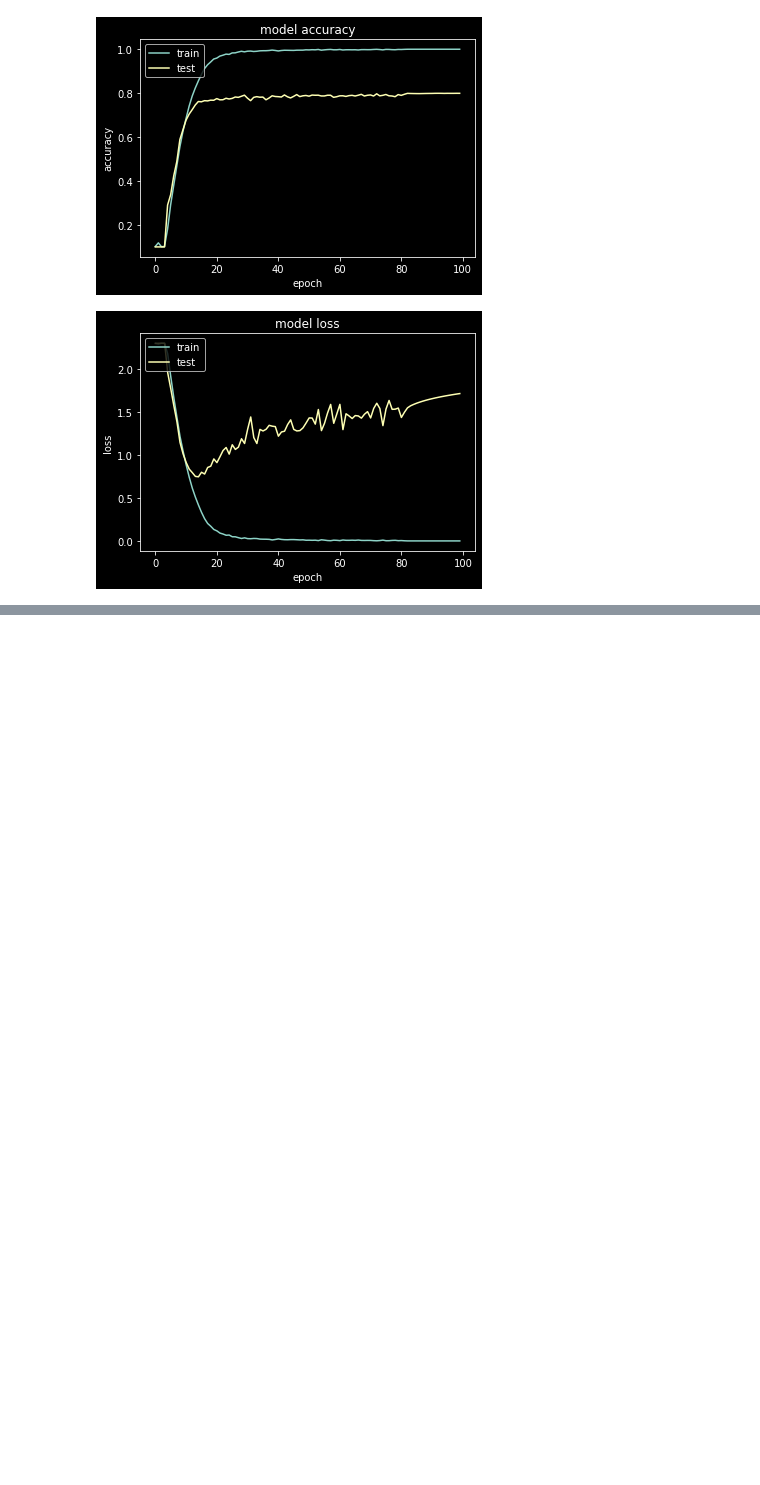
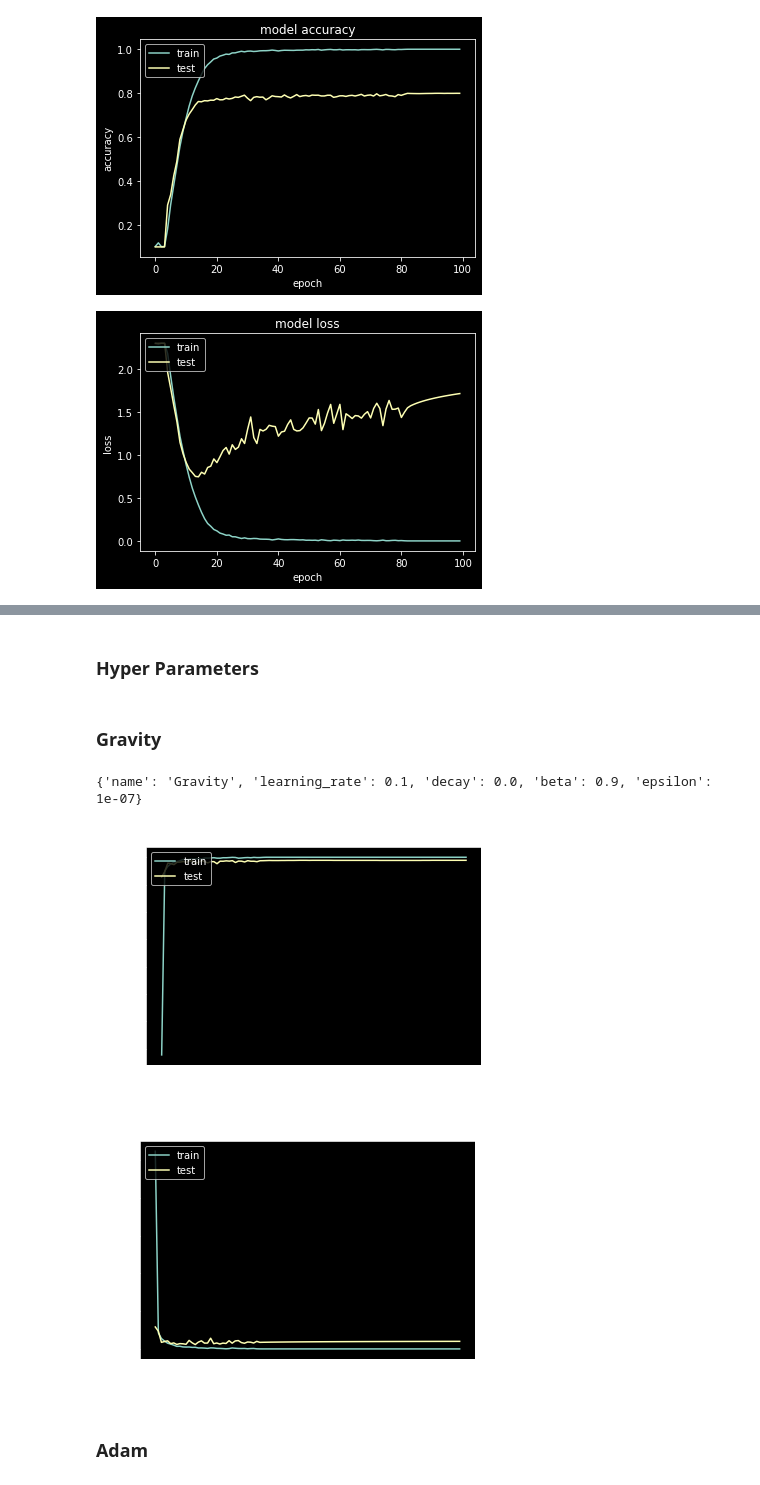
Before and after one commit to dariush-bahrami/gravity.optimizer, a Jupyter notebook: gravity_optimizer_notebook.ipynb, the cells around one changed output, grey strips where cells are left out. Drawn from its saved outputs; the diff is of its cells as text; code cells hidden in the pictures; blank space fills up the shorter version.

```diff
--- a/gravity_optimizer_notebook.ipynb
+++ b/gravity_optimizer_notebook.ipynb
@@ -470,0 +502,35 @@ plot_history(gravity_history)
+# %% [markdown]
+### Hyper Parameters
+# %%
+batch_size_mnist = 128
+epochs_mnist = 100
+# %% [markdown]
+### Gravity
+# %%
+model_vgg16_mnist_gravity = get_vgg16_mnist()
+
+model_vgg16_mnist_gravity.compile(optimizer=gravity_opt,
+                                  loss=sparse_categorical_cost_from_logits,
+                                  metrics=['accuracy'])
+gravity_history = model_vgg16_mnist_gravity.fit(x_train_mnist, y_train_mnist,
+                                                batch_size=batch_size_mnist,
+                                                epochs=epochs_mnist,
+                                                validation_data=(x_test_mnist, y_test_mnist))
+# %%
+comment = f"""Batch Size: {batch_size_mnist}
+max_step_grad = 1/(max_grad-min_grad+self.epsilon)
+velocity_initializer = 'random_normal'"""
+save_run_info(model_vgg16_mnist_gravity,
+              gravity_history,
+              gravity_opt,
+              'MNIST',
+              comment=comment)
+# %% [output]
+{'name': 'Gravity', 'learning_rate': 0.1, 'decay': 0.0, 'beta': 0.9, 'epsilon': 1e-07}
+# %%
+plot_history(gravity_history)
+# %% [output]
+[figure, added]
+[figure, added]
+# %% [markdown]
+### Adam
```
Also changed, not shown: parts of 33 cells of this notebook, 13 other files.
